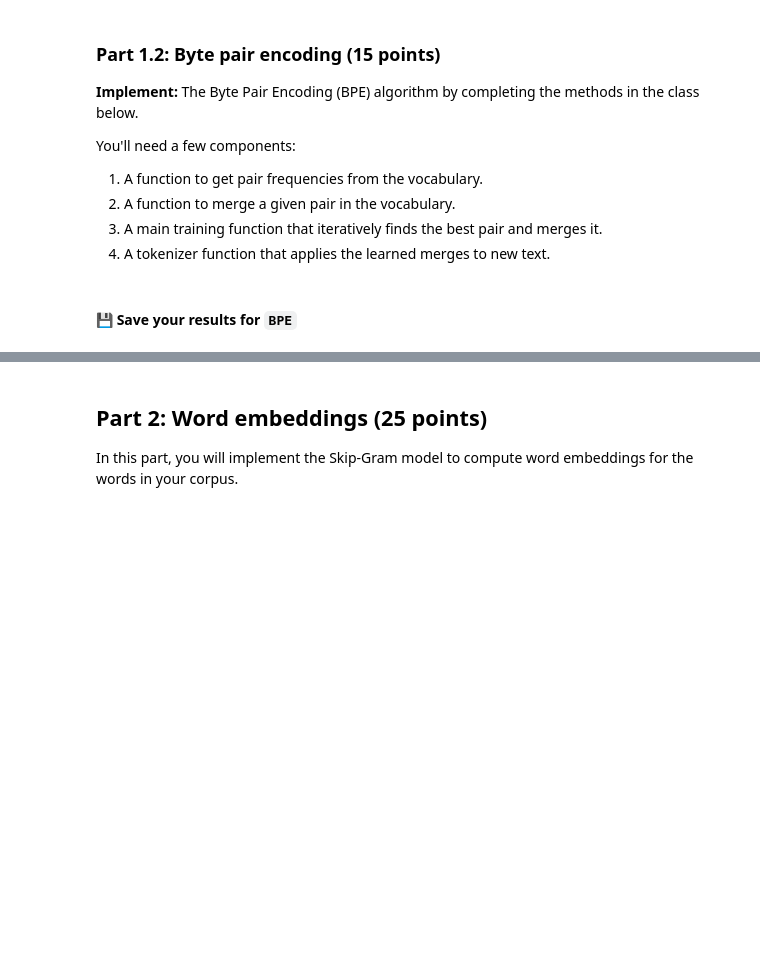
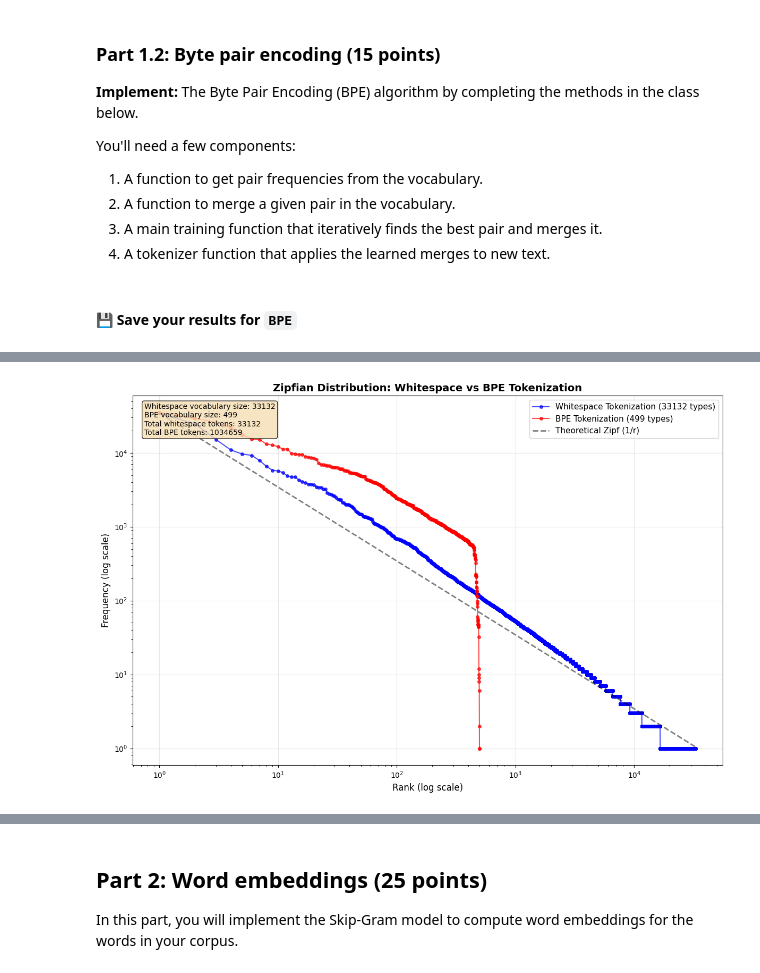
Before and after one commit to cjmc7e/eecs183-hw2, a Jupyter notebook: hw2.ipynb, the cells around one changed output, grey strips where cells are left out. Drawn from its saved outputs; the diff is of its cells as text; code cells hidden in the pictures; blank space fills up the shorter version.

```diff
--- a/hw2.ipynb
+++ b/hw2.ipynb
@@ -77,7 +98,13 @@ def count_word_types(tokenized_sentences: List[List[str]]) -> Dict[str, int]:
     """
     Given a list of tokenized sentences, return a dictionary mapping each word type to its frequency.
     """
-    # TODO: Implement this function
-    pass
+
+    word_counter = Counter()
+
+    for sentence in tokenized_sentences:
+        word_counter.update(sentence)
+
+    return dict(word_counter)
 
 word_counts_output = count_word_types(en_corpus)
+print(word_counts_output)
@@ -89,5 +118,8 @@ def simple_tokenize(text: str) -> List[str]:
     """
     Splits a given input string by whitespace into a sequence of tokens.
     """
-    # TODO: Implement this function
-    pass
+
+    return text.split()
+# %%
+freq_dic = count_word_types([simple_tokenize(sentence) for sentence in en_corpus])
+print(sorted(freq_dic.items(), key=lambda x: x[1], reverse=True))
@@ -180,2 +319,70 @@ print("Saved results for BPE merges and vocabulary.")
 # %%
 # TODO: Use this space to generate your Zipfian plot.
+bpe_tokens = []
+i = 0
+for text in en_corpus:
+    bpe_tokens.extend(bpe_tokenizer.tokenize(text))
+    i += 1
+    if i % 100 == 0:
+        print(i) # progress indicator
+
+# show most common
+token_counts = Counter(bpe_tokens)
+print(token_counts.most_common(10))
+
+# Count word types for both methods
+whitespace_counts = Counter(freq_dic)
+bpe_counts = Counter(bpe_tokens)
+
+# Get frequency distributions
+whitespace_freqs = sorted(whitespace_counts.values(), reverse=True)
+bpe_freqs = sorted(bpe_counts.values(), reverse=True)
+
+# Create ranks
+whitespace_ranks = range(1, len(whitespace_freqs) + 1)
+bpe_ranks = range(1, len(bpe_freqs) + 1)
+
+# Create the log-log plot
+plt.figure(figsize=(12, 8))
+
+plt.loglog(whitespace_ranks, whitespace_freqs, 'bo-', alpha=0.7,
+           label=f'Whitespace Tokenization ({len(whitespace_counts)} types)', markersize=4)
+plt.loglog(bpe_ranks, bpe_freqs, 'ro-', alpha=0.7,
+           label=f'BPE Tokenization ({len(bpe_counts)} types)', markersize=4)
+
+# Add theoretical Zipf distribution for comparison
+zipf_theoretical = [whitespace_freqs[0] / r for r in whitespace_ranks]
+plt.loglog(whitespace_ranks, zipf_theoretical, 'k--', alpha=0.5,
+           label='Theoretical Zipf (1/r)', linewidth=2)
+
+plt.xlabel('Rank (log scale)', fontsize=12)
+plt.ylabel('Frequency (log scale)', fontsize=12)
+plt.title('Zipfian Distribution: Whitespace vs BPE Tokenization', fontsize=14, fontweight='bold')
+plt.legend(fontsize=11)
+plt.grid(True, alpha=0.3)
+
+# Add some statistics
+plt.text(0.02, 0.98, f'Whitespace vocabulary size: {len(whitespace_counts)}\n'
+                     f'BPE vocabulary size: {len(bpe_counts)}\n'
+                     f'Total whitespace tokens: {len(freq_dic)}\n'
+                     f'Total BPE tokens: {len(bpe_tokens)}',
+         transform=plt.gca().transAxes, verticalalignment='top',
+         bbox=dict(boxstyle='round', facecolor='wheat', alpha=0.8))
+
+plt.tight_layout()
+plt.show()
+
+# Print top 10 most frequent tokens for each method
+print("\nTop 10 most frequent whitespace tokens:")
+for token, freq in whitespace_counts.most_common(10):
+    print(f"  '{token}': {freq}")
+
+print("\nTop 10 most frequent BPE tokens:")
+for token, freq in bpe_counts.most_common(10):
+    print(f"  '{token}': {freq}")
+
+print(f"\nVocabulary size comparison:")
+print(f"  Whitespace: {len(whitespace_counts)} unique types")
+print(f"  BPE: {len(bpe_counts)} unique types")
+print(f"  BPE learned {len(bpe_tokenizer.merges)} merge rules")
+# %% [output]
@@ -181,0 +406 @@ print("Saved results for BPE merges and vocabulary.")
+[figure, added]
```
Also changed, not shown: parts of 31 cells of this notebook, 6 other files.
